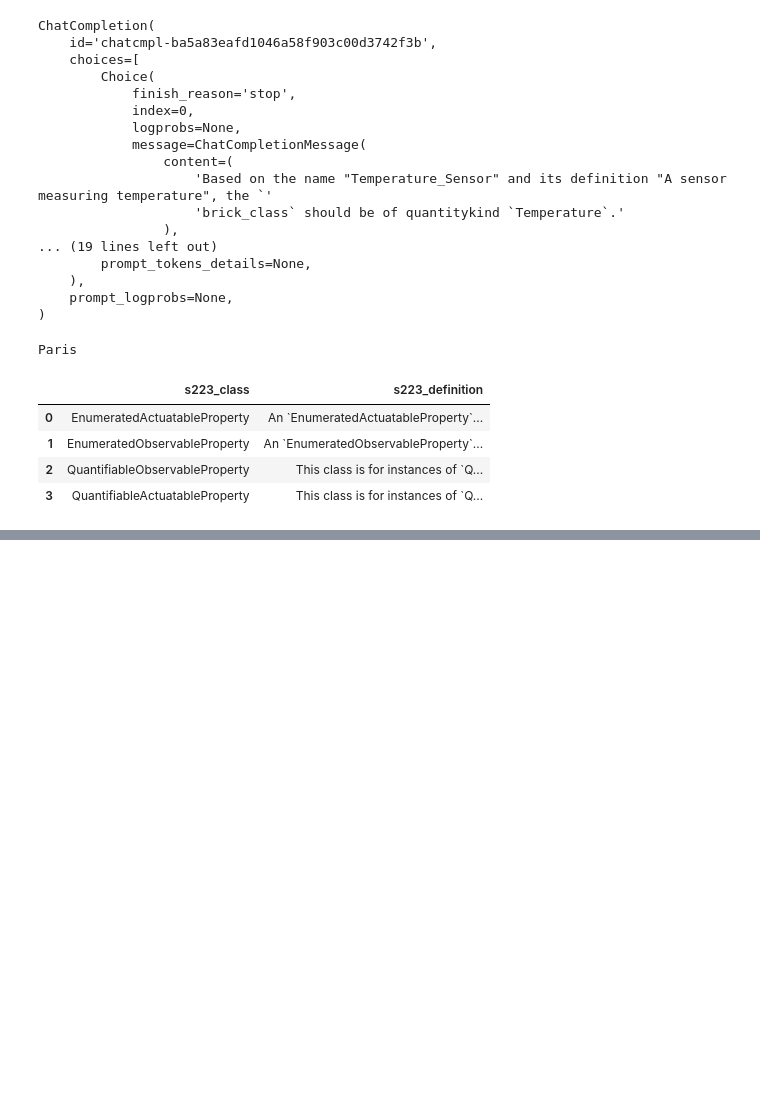
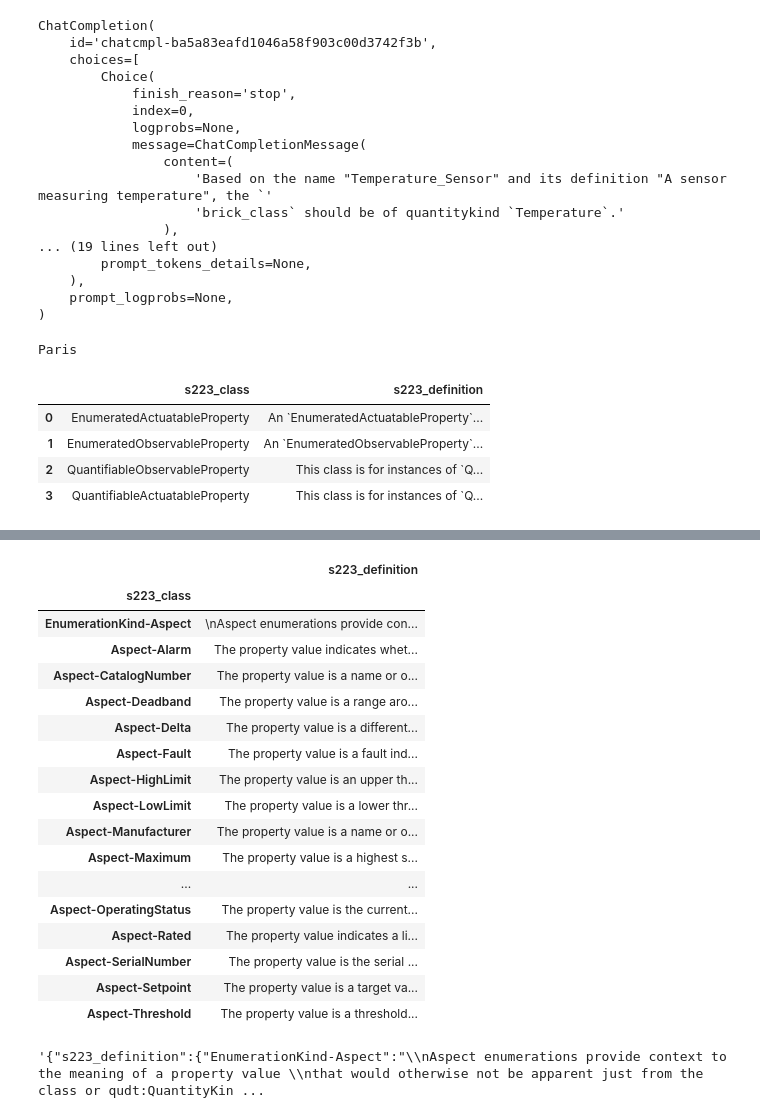
Before and after one commit to lazlop/brick_223_templates, a Jupyter notebook: workbook.ipynb, the cells around one changed output, grey strips where cells are left out. Drawn from its saved outputs; the diff is of its cells as text; code cells hidden in the pictures; blank space fills up the shorter version.

```diff
--- a/workbook.ipynb
+++ b/workbook.ipynb
@@ -569,0 +615,31 @@ prop_df
+# %%
+asp_df.index = asp_df.s223_class
+asp_df.drop(columns = 's223_class', inplace = True)
+asp_df.to_json(
+)
+# %%
+asp_df
+# %% [output]
+|  | s223_definition |
+| s223_class |  |
+| EnumerationKind-Aspect | \nAspect enumerations provide con... |
+| Aspect-Alarm | The property value indicates whet... |
+| Aspect-CatalogNumber | The property value is a name or o... |
+| Aspect-Deadband | The property value is a range aro... |
+| Aspect-Delta | The property value is a different... |
+| Aspect-Fault | The property value is a fault ind... |
+| Aspect-HighLimit | The property value is an upper th... |
+| Aspect-LowLimit | The property value is a lower thr... |
+| Aspect-Manufacturer | The property value is a name or o... |
+| Aspect-Maximum | The property value is a highest s... |
+| ... | ... |
+| Aspect-OperatingStatus | The property value is the current... |
+| Aspect-Rated | The property value indicates a li... |
+| Aspect-SerialNumber | The property value is the serial ... |
+| Aspect-Setpoint | The property value is a target va... |
+| Aspect-Threshold | The property value is a threshold... |
+# %%
+asp_df.to_json(
+)
+# %% [output]
+'{"s223_definition":{"EnumerationKind-Aspect":"\\nAspect enumerations provide context to the meaning of a property value \\nthat would otherwise not be apparent just from the class or qudt:QuantityKin ...
```
Also changed, not shown: parts of 2 cells of this notebook, 8 other files.
